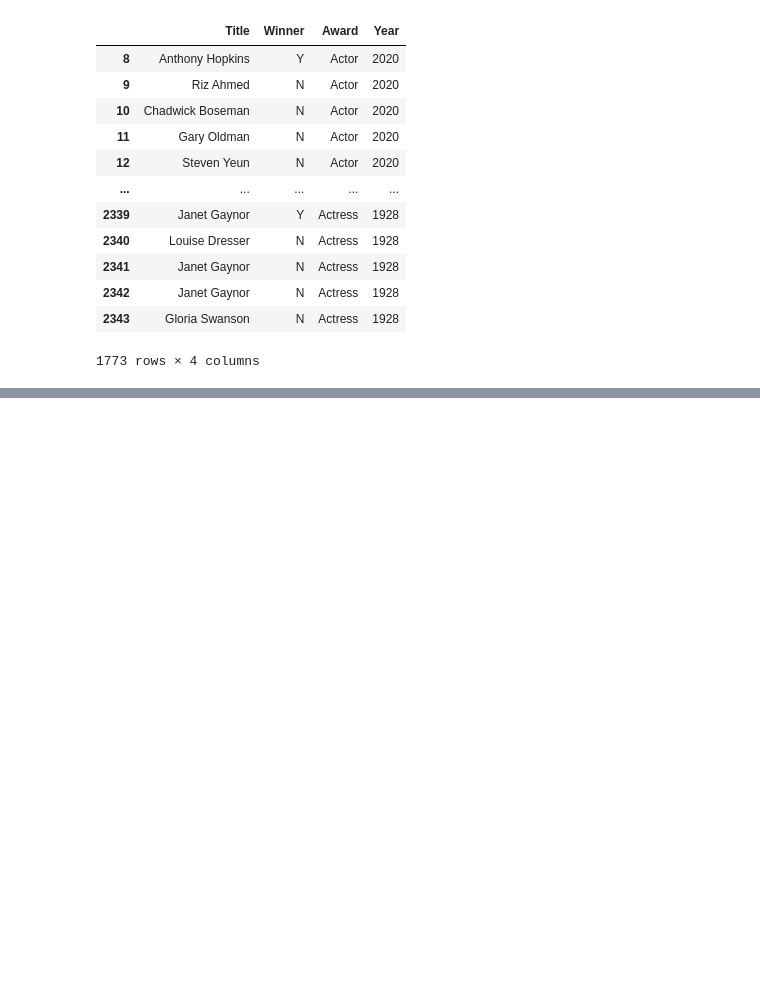
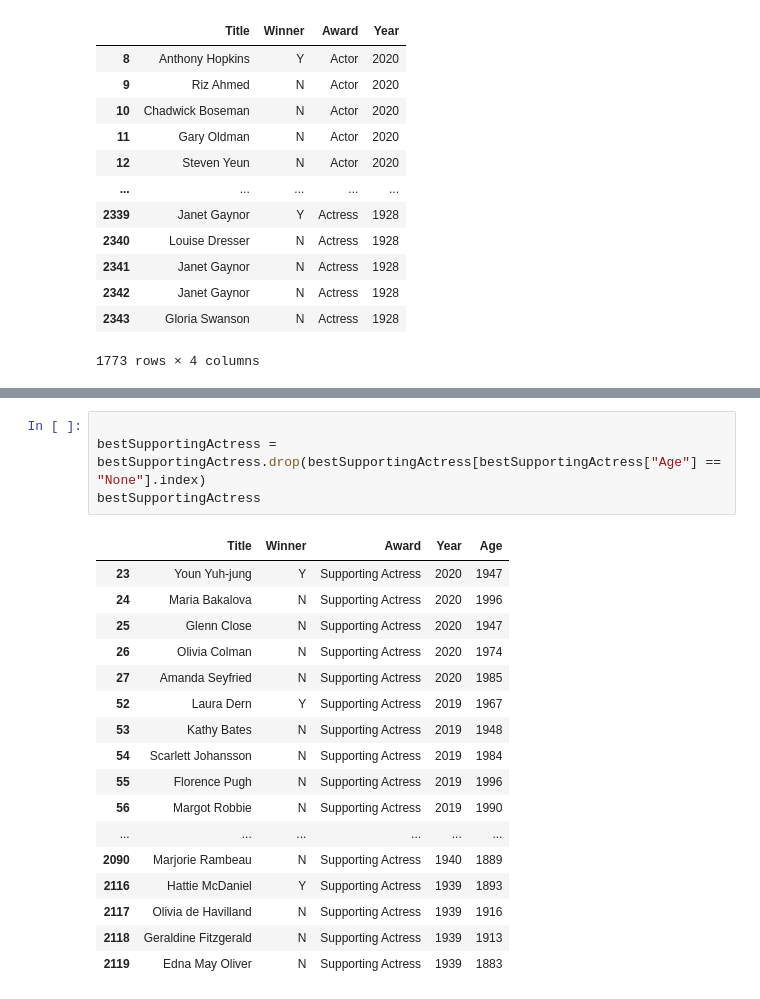
Before and after one commit to tguffey/CECS-456-Amazing-Dog-Project, a Jupyter notebook: oscar_project.ipynb, the cells around one changed output, grey strips where cells are left out. Saved outputs shown, nothing was run; the diff lists cells and outputs as text; blank space fills up the shorter version.

```diff
--- a/oscar_project.ipynb
+++ b/oscar_project.ipynb
@@ -229,0 +497,22 @@ See the caveats in the documentation: https://pandas.pydata.org/pandas-docs/stab
+# %%
+
+bestSupportingActress = bestSupportingActress.drop(bestSupportingActress[bestSupportingActress["Age"] == "None"].index)
+bestSupportingActress
+# %% [output]
+|  | Title | Winner | Award | Year | Age |
+| 23 | Youn Yuh-jung | Y | Supporting Actress | 2020 | 1947 |
+| 24 | Maria Bakalova | N | Supporting Actress | 2020 | 1996 |
+| 25 | Glenn Close | N | Supporting Actress | 2020 | 1947 |
+| 26 | Olivia Colman | N | Supporting Actress | 2020 | 1974 |
+| 27 | Amanda Seyfried | N | Supporting Actress | 2020 | 1985 |
+| 52 | Laura Dern | Y | Supporting Actress | 2019 | 1967 |
+| 53 | Kathy Bates | N | Supporting Actress | 2019 | 1948 |
+| 54 | Scarlett Johansson | N | Supporting Actress | 2019 | 1984 |
+| 55 | Florence Pugh | N | Supporting Actress | 2019 | 1996 |
+| 56 | Margot Robbie | N | Supporting Actress | 2019 | 1990 |
+| ... | ... | ... | ... | ... | ... |
+| 2090 | Marjorie Rambeau | N | Supporting Actress | 1940 | 1889 |
+| 2116 | Hattie McDaniel | Y | Supporting Actress | 1939 | 1893 |
+| 2117 | Olivia de Havilland | N | Supporting Actress | 1939 | 1916 |
+| 2118 | Geraldine Fitzgerald | N | Supporting Actress | 1939 | 1913 |
+| 2119 | Edna May Oliver | N | Supporting Actress | 1939 | 1883 |
```
Also changed, not shown: parts of 11 cells of this notebook.
